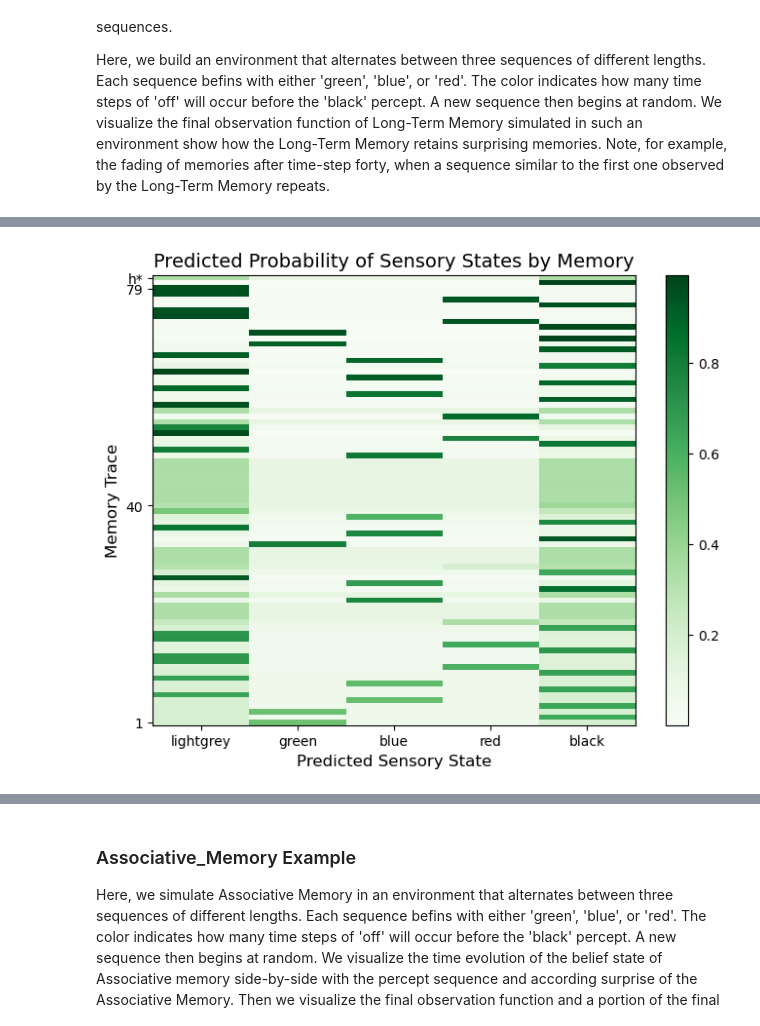
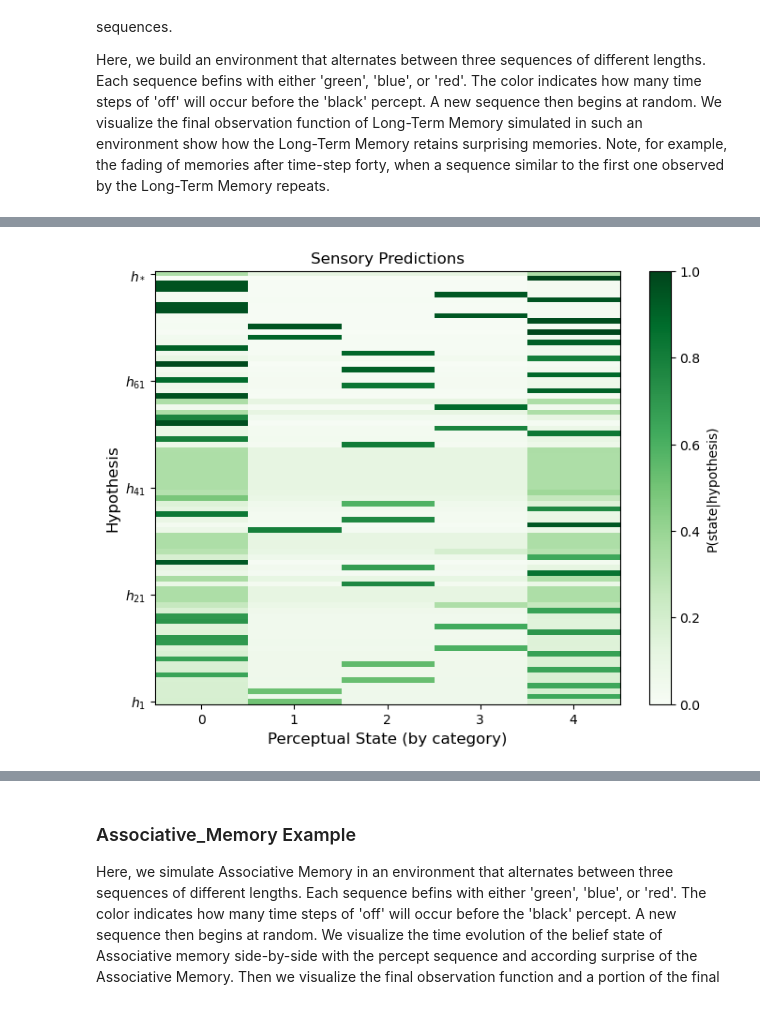
Before and after one commit to AntiPhoton47/projective_simulation, a Jupyter notebook: nbs/lib_nbs/ECMs/03_state_estimators.ipynb, the cells around one changed output, grey strips where cells are left out. Drawn from its saved outputs; the diff is of its cells as text; code cells hidden in the pictures.

```diff
--- a/nbs/lib_nbs/ECMs/03_state_estimators.ipynb
+++ b/nbs/lib_nbs/ECMs/03_state_estimators.ipynb
@@ -561,12 +527,13 @@ T = 30 #total time to run simulation
 test_sequence_memory.prepare_data_storage(data_record = ["all"], record_until = T)
 
 #simulate
+percepts = [None] * T
 for t in range(T):
-    percept = simple_light_cycle.get_observation()
-    test_sequence_memory.sample(percept)
+    percepts[t] = simple_light_cycle.get_observation()
+    test_sequence_memory.sample(percepts[t])
     simple_light_cycle.transition(0) #Use action 0 for no-action environments
 
 #plot memory trace activations over time
-plot_heatmap(test_sequence_memory.data_dic["belief_posterior"], title = "Posterior Belief", color = "Oranges", xlabel="Hypothesis") # type: ignore
+memory_filter_performance(test_sequence_memory.data_dic, percepts, colormap)
 # %% [output]
 No stationary_expectations given, using uniform distributions for all sensors
@@ -700,12 +698,14 @@ test_stm = Short_Term_Memory(
     category_sizes=category_sizes,
     memory_capacity=memory_capacity,
     memory_bias=memory_bias,
-    fading_rate=fading_rate
+    fading_rate=fading_rate,
+    stationary_transition_method="encoded",
+    capacity_overflow_method="decay_based"
 )
 
 
 #prepare simulation
-T = 50 #total time to run simulation
+T = 51 #total time to run simulation
 observed_percepts = [None] * T #data structure for storing observations
 test_stm.prepare_data_storage(data_record = ["all"], record_until = T)
 
@@ -797,7 +809,7 @@ class Long_Term_Memory(Short_Term_Memory):
         sensory_predictions: NDArray[np.float_] = None,     #Optional sensory-to-memory weight matrix.
         belief_prior: NDArray[np.float_] = None,            #Optional 1d array of prior expectations on memories.
         transition_predictions: NDArray[np.float_] = None,  #Optional memory transition matrix.
-        timer: int = 0,                                 # Starting memory time index.
+        next_trace: int = 0,                                 # Starting memory time index. 0 indicates no memories encoded.
         data_record: list[str] = [],                    #List of variable names to record each time step. Accepts "all".
         record_until: int = -1,                         #Number of steps to prepare for data recording. Negative disables recording.
         fading_rate_method:str = "sigmoid",             #Method for computing fading rates ("sigmoid" or "surprise_advantage").
@@ -816,7 +828,7 @@ class Long_Term_Memory(Short_Term_Memory):
             sensory_predictions=sensory_predictions,
             belief_prior=belief_prior,
             transition_predictions=transition_predictions,
-            timer=timer,
+            next_trace=next_trace,
             data_record=data_record,
             record_until=record_until,
             capacity_overflow_method=capacity_overflow_method,
@@ -865,14 +877,8 @@ class Long_Term_Memory(Short_Term_Memory):
         """
         super().encode_memory(percept)
         if not self.effective_capacity == self.memory_capacity or not self.capacity_overflow_method == "stop encoding":
-            self.memory_fade[self.timer, :] = self.get_fading_rates()
+            self.memory_fade[self.next_trace, :] = self.get_fading_rates()
 
-    def capacity_reached(self):
-        """
-        Handle encoding of last memory hypothesis when memory capacity is reached.
-        """
-        super().capacity_reached()
-        self.memory_fade[self.timer, :] = self.get_fading_rates()
 
     def get_fading_rates(self):
         """
@@ -964,7 +970,8 @@ test_ltm = Long_Term_Memory(category_sizes = category_sizes,
                             sensory_predictions = sensory_predictions,
                             fading_rate = fading_rate,
                             consolidation_rate = consolidation_rate,
-                            surprise_factor = surprise_factor
+                            surprise_factor = surprise_factor,
+                            capacity_overflow_method="decay_based"
                            )
 
 #prepare simulation
@@ -987,13 +994,5 @@ memory_filter_performance(memory_data=test_ltm.data_dic,
 # %%
 #Plot sensory predictions. Note that the oldest memories tend to be "sharper" then middle-age memories.
-plot_heatmap(test_ltm.sensory_predictions,
-             title = "Predicted Probability of Sensory States by Memory",
-             xlabel = "Predicted Sensory State",
-             xtick_labels = ['lightgrey', 'green', 'blue', 'red', 'black'],
-             ylabel = "Memory Trace",
-             yticks = [0.5,39.5,78.5,80.5],
-             ytick_labels = ["1","40","79","h*"],
-             color = "Greens"
-            )
+test_ltm.show_sensory_predictions()
 # %% [output]
-[figure, old version]
+[figure, new version]
```
Also changed, not shown: parts of 21 cells of this notebook, 4 other files.
